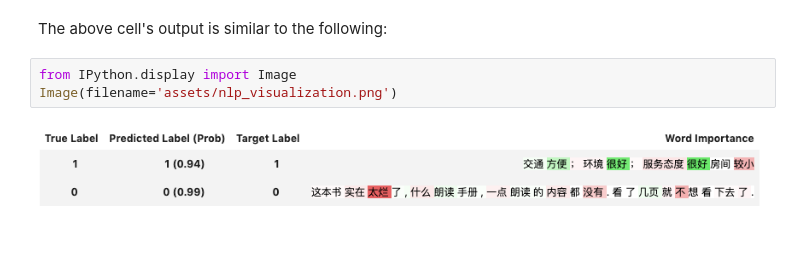
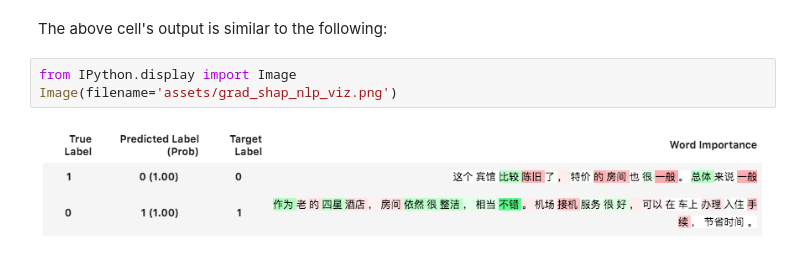
Before and after one commit to PaddlePaddle/InterpretDL, a Jupyter notebook: tutorials/grad_shap_tutorial_nlp.ipynb, the cells around one changed output. Drawn from its saved outputs; the diff is of its cells as text.

```diff
--- a/tutorials/grad_shap_tutorial_nlp.ipynb
+++ b/tutorials/grad_shap_tutorial_nlp.ipynb
@@ -134,6 +141,6 @@ visualize_text(recs)
 The above cell's output is similar to the following:
 # %%
 from IPython.display import Image
-Image(filename='assets/nlp_visualization.png')
+Image(filename='assets/grad_shap_nlp_viz.png')
 # %% [output]
-[figure, old version]
+[figure, new version]
```
Also changed, not shown: parts of 23 cells of this notebook, 15 other files.
